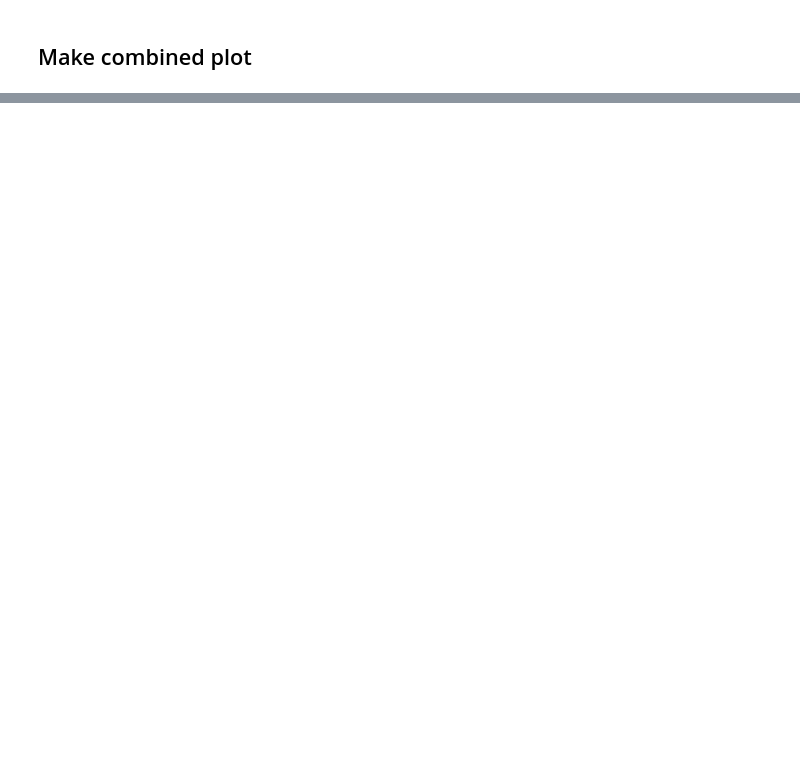
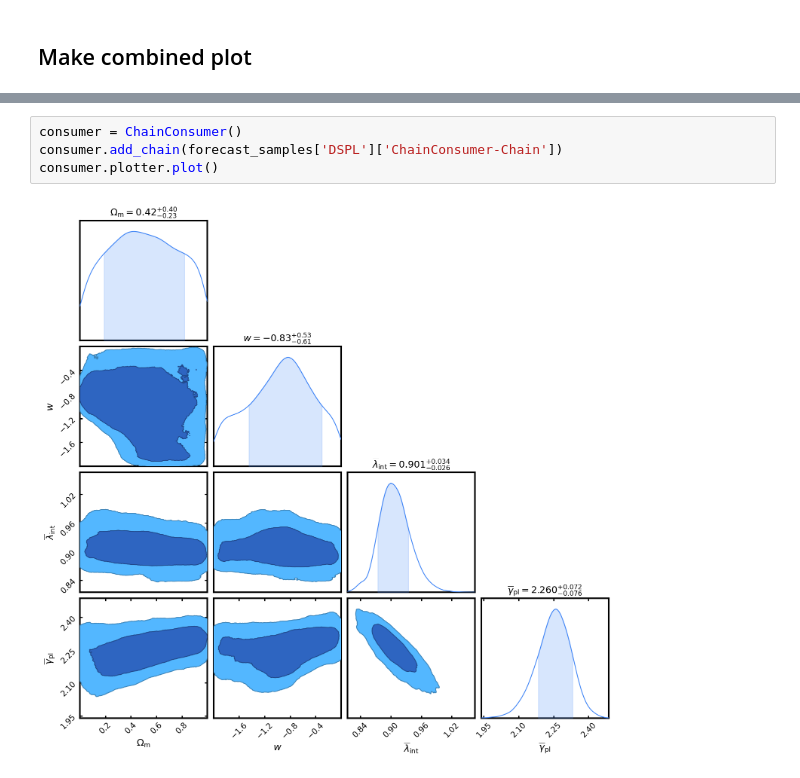
Before and after one commit to timedilatesme/pdspl-analysis, a Jupyter notebook: notebooks/FORECAST_wCDM_COSMOLOGY_PDSPL_LSST_20K_deg^2.ipynb, the cells around one changed output, grey strips where cells are left out. Saved outputs shown, nothing was run; the diff lists cells and outputs as text; blank space fills up the shorter version.

```diff
--- a/notebooks/FORECAST_wCDM_COSMOLOGY_PDSPL_LSST_20K_deg^2.ipynb
+++ b/notebooks/FORECAST_wCDM_COSMOLOGY_PDSPL_LSST_20K_deg^2.ipynb
@@ -768,3 +1011,9 @@ print(latex_table)
                 \hline
     \end{tabular}
 \end{table}
+# %%
+consumer = ChainConsumer()
+consumer.add_chain(forecast_samples['DSPL']['ChainConsumer-Chain'])
+consumer.plotter.plot()
+# %% [output]
+[figure, added]
```
Also changed, not shown: parts of 32 cells of this notebook, 18 other files.
